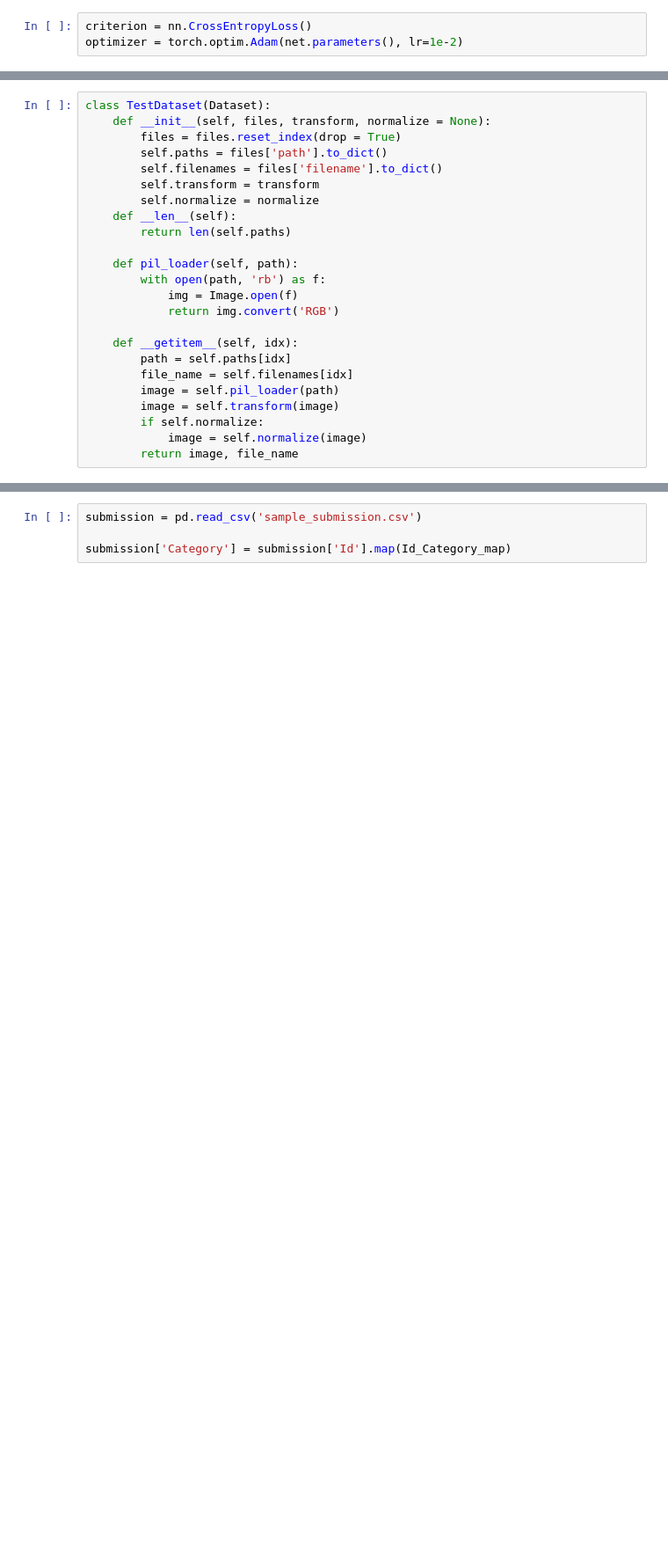
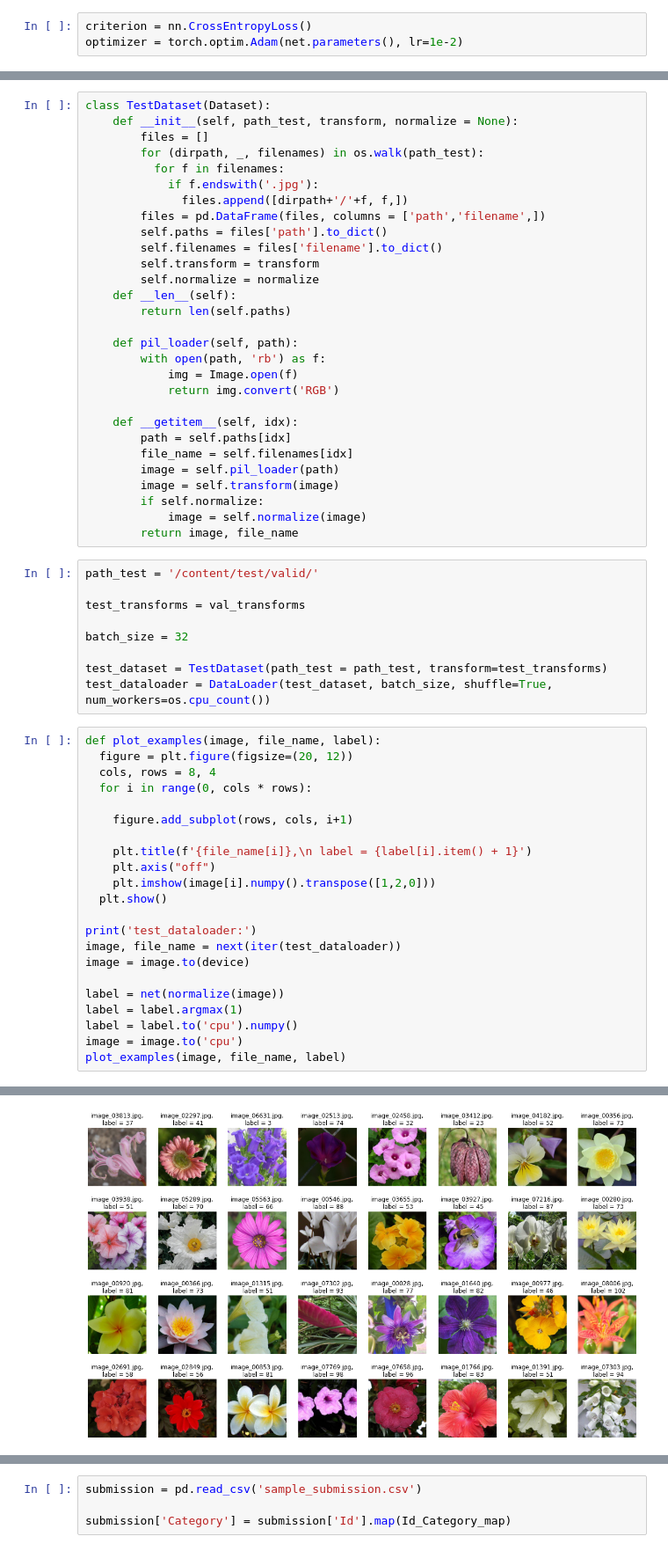
Before and after one commit to delhian/cv_course, a Jupyter notebook: Home Tasks/flower_classification.ipynb, the cells around one changed output, grey strips where cells are left out. Shown at 88% size. Saved outputs shown, nothing was run; the diff lists cells and outputs as text; blank space fills up the shorter version.

```diff
--- a/Home Tasks/flower_classification.ipynb
+++ b/Home Tasks/flower_classification.ipynb
@@ -316,7 +327,12 @@ plt.show()
 # %%
 class TestDataset(Dataset):
-    def __init__(self, files, transform, normalize = None):
-        files = files.reset_index(drop = True)
+    def __init__(self, path_test, transform, normalize = None):
+        files = []
+        for (dirpath, _, filenames) in os.walk(path_test):
+          for f in filenames:
+            if f.endswith('.jpg'):
+              files.append([dirpath+'/'+f, f,])
+        files = pd.DataFrame(files, columns = ['path','filename',])
         self.paths = files['path'].to_dict()
         self.filenames = files['filename'].to_dict()
         self.transform = transform
@@ -337,3 +353,35 @@ class TestDataset(Dataset):
         if self.normalize:
             image = self.normalize(image)
         return image, file_name
+# %%
+path_test = '/content/test/valid/'
+
+test_transforms = val_transforms
+
+batch_size = 32
+
+test_dataset = TestDataset(path_test = path_test, transform=test_transforms)
+test_dataloader = DataLoader(test_dataset, batch_size, shuffle=True, num_workers=os.cpu_count())
+# %%
+def plot_examples(image, file_name, label):
+  figure = plt.figure(figsize=(20, 12))
+  cols, rows = 8, 4
+  for i in range(0, cols * rows):
+
+    figure.add_subplot(rows, cols, i+1)
+
+    plt.title(f'{file_name[i]},\n label = {label[i].item() + 1}')
+    plt.axis("off")
+    plt.imshow(image[i].numpy().transpose([1,2,0]))
+  plt.show()
+
+print('test_dataloader:')
+image, file_name = next(iter(test_dataloader))
+image = image.to(device)
+
+label = net(normalize(image))
+label = label.argmax(1)
+label = label.to('cpu').numpy()
+image = image.to('cpu')
+plot_examples(image, file_name, label)
+# %% [output]
@@ -340 +389,2 @@ class TestDataset(Dataset):
+[figure, added]
 # %%
```
Also changed, not shown: parts of 21 cells of this notebook.
